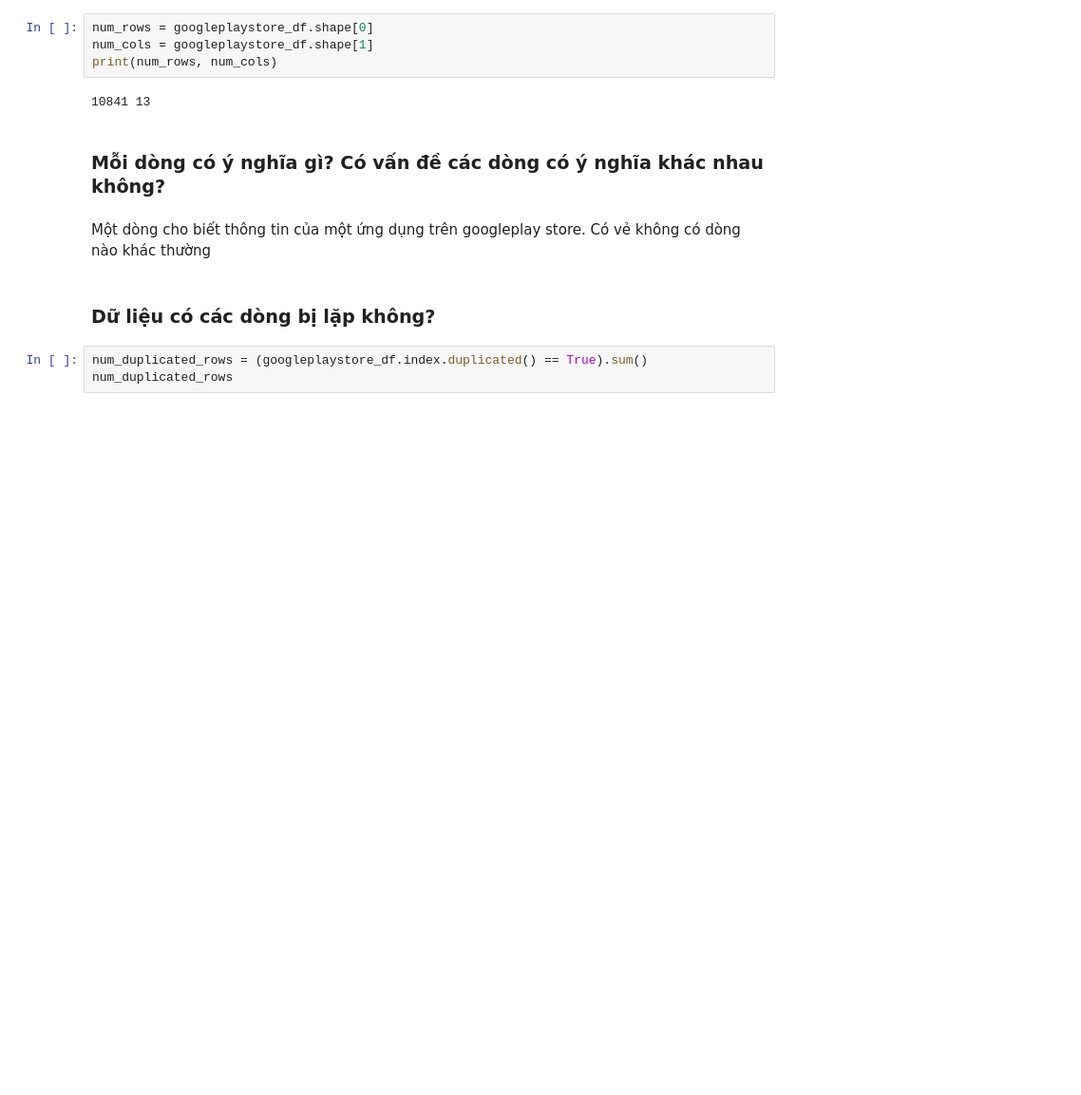
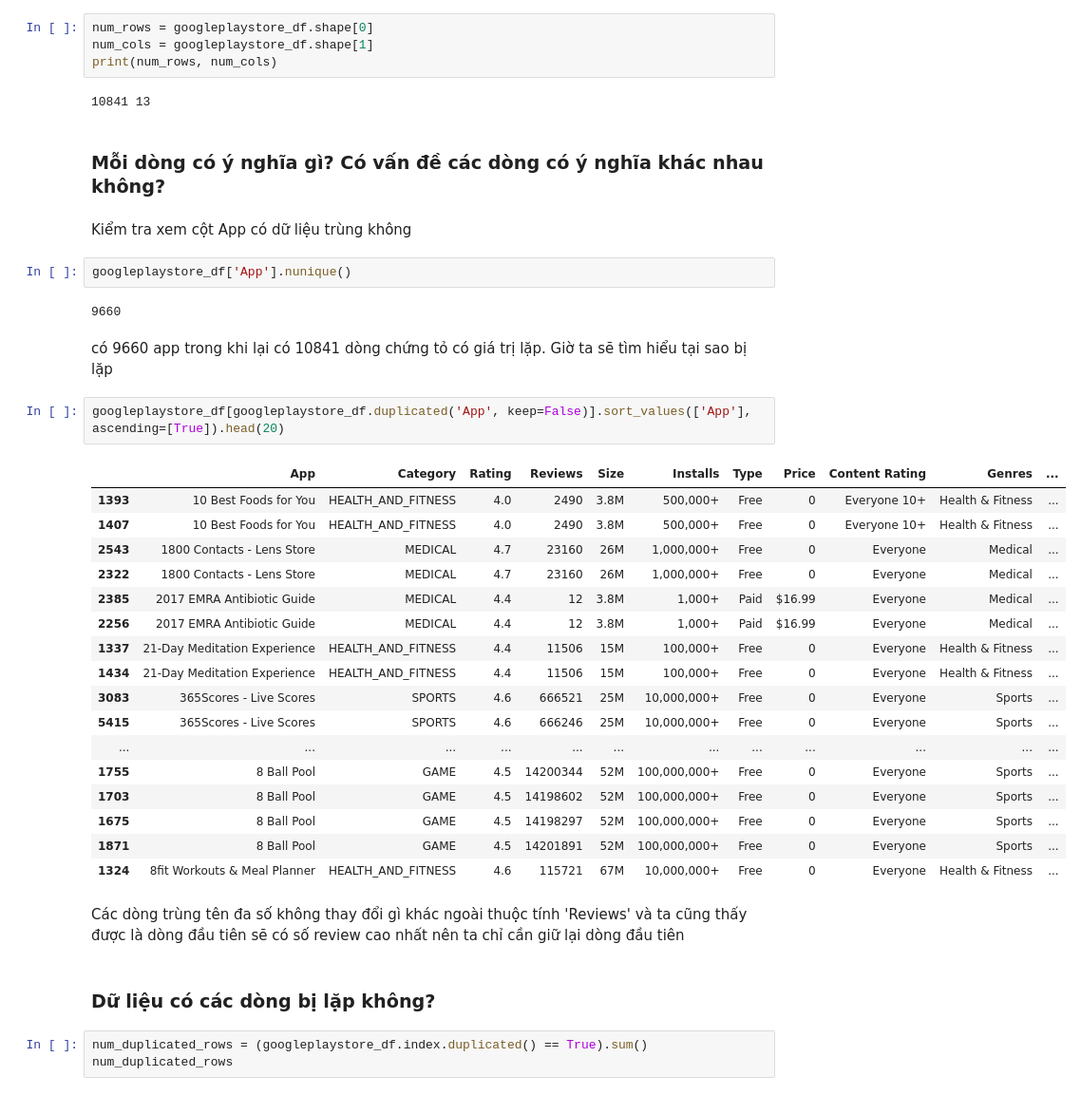
Before and after one commit to ThaoThong21/P4DS-CQ19-FinalProject, a Jupyter notebook: Finalproj.ipynb, the cells around one changed output. Shown at 95% size. Cells and saved outputs as stored; diff of their text form; blank space fills up the shorter version.

Commit message:
Câu hỏi đầu tiên và bổ sung một số chỗ tiền xử lí

```diff
--- a/Finalproj.ipynb
+++ b/Finalproj.ipynb
@@ -61,7 +61,35 @@ print(num_rows, num_cols)
 # %% [markdown]
 ### Mỗi dòng có ý nghĩa gì? Có vấn đề các dòng có ý nghĩa khác nhau không?
 # %% [markdown]
-Một dòng cho biết thông tin của một ứng dụng trên googleplay store. Có vẻ không có dòng nào khác thường
+Kiểm tra xem cột App có dữ liệu trùng không
+# %%
+googleplaystore_df['App'].nunique()
+# %% [output]
+9660
+# %% [markdown]
+có 9660 app trong khi lại có 10841 dòng chứng tỏ có giá trị lặp. Giờ ta sẽ tìm hiểu tại sao bị lặp
+# %%
+googleplaystore_df[googleplaystore_df.duplicated('App', keep=False)].sort_values(['App'], ascending=[True]).head(20)
+# %% [output]
+|  | App | Category | Rating | Reviews | Size | Installs | Type | Price | Content Rating | Genres | ... |
+| 1393 | 10 Best Foods for You | HEALTH_AND_FITNESS | 4.0 | 2490 | 3.8M | 500,000+ | Free | 0 | Everyone 10+ | Health & Fitness | ... |
+| 1407 | 10 Best Foods for You | HEALTH_AND_FITNESS | 4.0 | 2490 | 3.8M | 500,000+ | Free | 0 | Everyone 10+ | Health & Fitness | ... |
+| 2543 | 1800 Contacts - Lens Store | MEDICAL | 4.7 | 23160 | 26M | 1,000,000+ | Free | 0 | Everyone | Medical | ... |
+| 2322 | 1800 Contacts - Lens Store | MEDICAL | 4.7 | 23160 | 26M | 1,000,000+ | Free | 0 | Everyone | Medical | ... |
+| 2385 | 2017 EMRA Antibiotic Guide | MEDICAL | 4.4 | 12 | 3.8M | 1,000+ | Paid | $16.99 | Everyone | Medical | ... |
+| 2256 | 2017 EMRA Antibiotic Guide | MEDICAL | 4.4 | 12 | 3.8M | 1,000+ | Paid | $16.99 | Everyone | Medical | ... |
+| 1337 | 21-Day Meditation Experience | HEALTH_AND_FITNESS | 4.4 | 11506 | 15M | 100,000+ | Free | 0 | Everyone | Health & Fitness | ... |
+| 1434 | 21-Day Meditation Experience | HEALTH_AND_FITNESS | 4.4 | 11506 | 15M | 100,000+ | Free | 0 | Everyone | Health & Fitness | ... |
+| 3083 | 365Scores - Live Scores | SPORTS | 4.6 | 666521 | 25M | 10,000,000+ | Free | 0 | Everyone | Sports | ... |
+| 5415 | 365Scores - Live Scores | SPORTS | 4.6 | 666246 | 25M | 10,000,000+ | Free | 0 | Everyone | Sports | ... |
+| ... | ... | ... | ... | ... | ... | ... | ... | ... | ... | ... | ... |
+| 1755 | 8 Ball Pool | GAME | 4.5 | 14200344 | 52M | 100,000,000+ | Free | 0 | Everyone | Sports | ... |
+| 1703 | 8 Ball Pool | GAME | 4.5 | 14198602 | 52M | 100,000,000+ | Free | 0 | Everyone | Sports | ... |
+| 1675 | 8 Ball Pool | GAME | 4.5 | 14198297 | 52M | 100,000,000+ | Free | 0 | Everyone | Sports | ... |
+| 1871 | 8 Ball Pool | GAME | 4.5 | 14201891 | 52M | 100,000,000+ | Free | 0 | Everyone | Sports | ... |
+| 1324 | 8fit Workouts & Meal Planner | HEALTH_AND_FITNESS | 4.6 | 115721 | 67M | 10,000,000+ | Free | 0 | Everyone | Health & Fitness | ... |
+# %% [markdown]
+Các dòng trùng tên đa số không thay đổi gì khác ngoài thuộc tính 'Reviews' và ta cũng thấy được là dòng đầu tiên sẽ có số review cao nhất nên ta chỉ cần giữ lại dòng đầu tiên
 # %% [markdown]
 ### Dữ liệu có các dòng bị lặp không?
 # %%
```
Also changed, not shown: parts of 25 cells of this notebook.
